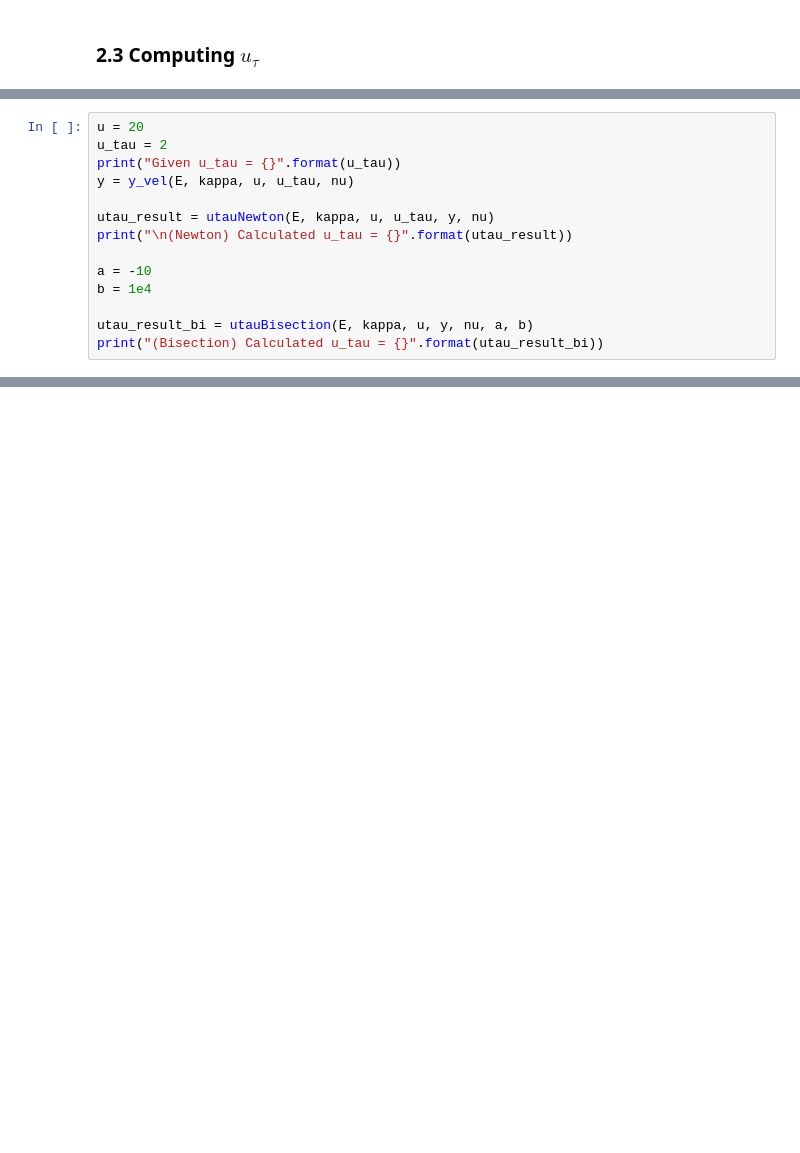
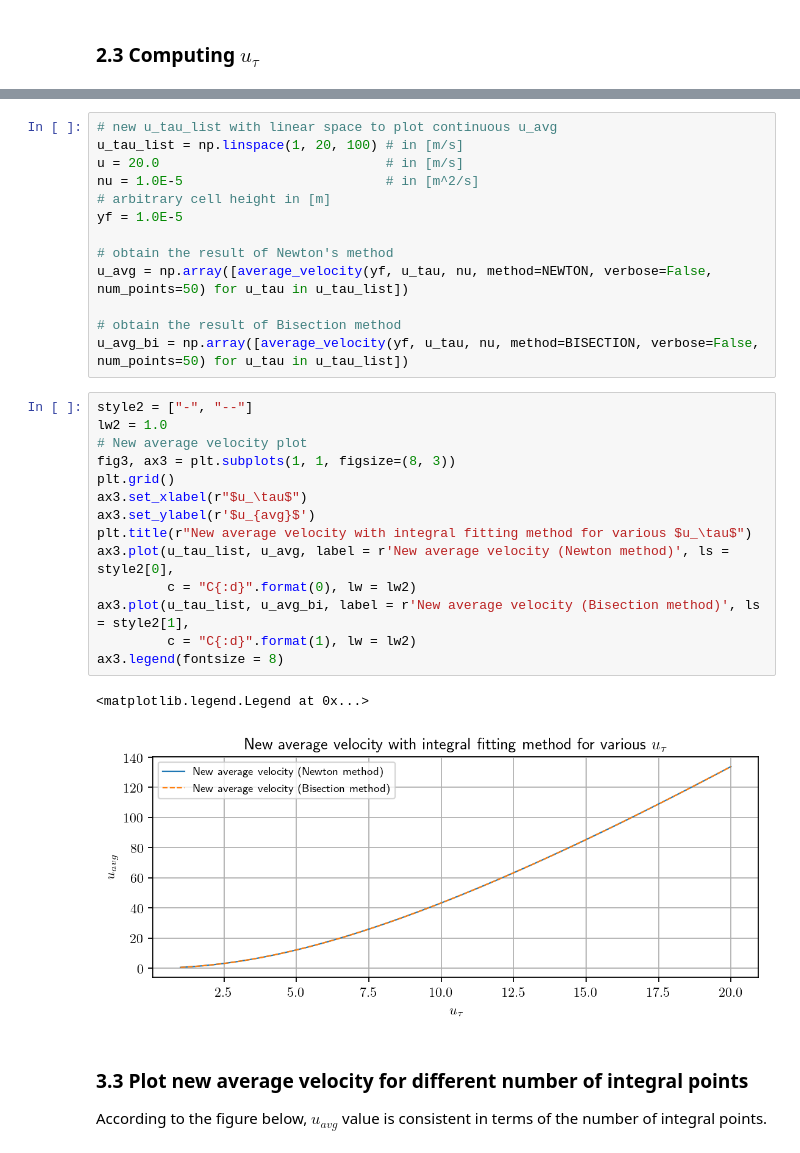
Before and after one commit to AndreWeiner/wall_modeling, a Jupyter notebook: notebooks/IntegralFittingMethod.ipynb, the cells around one changed output, grey strips where cells are left out. Saved outputs shown, nothing was run; the diff lists cells and outputs as text; blank space fills up the shorter version.

Commit message:
Revise the rest of the integral fitting notebook; #8.

```diff
--- a/notebooks/IntegralFittingMethod.ipynb
+++ b/notebooks/IntegralFittingMethod.ipynb
@@ -662,14 +298,0 @@ We can observe that the calculated results are the same with the given '*u_tau*'
-# %%
-u = 20
-u_tau = 2
-print("Given u_tau = {}".format(u_tau))
-y = y_vel(E, kappa, u, u_tau, nu)
-
-utau_result = utauNewton(E, kappa, u, u_tau, y, nu)
-print("\n(Newton) Calculated u_tau = {}".format(utau_result))
-
-a = -10
-b = 1e4
-
-utau_result_bi = utauBisection(E, kappa, u, y, nu, a, b)
-print("(Bisection) Calculated u_tau = {}".format(utau_result_bi))
@@ -779,0 +440,34 @@ u_tau_initial = 3
+# %%
+# new u_tau_list with linear space to plot continuous u_avg
+u_tau_list = np.linspace(1, 20, 100) # in [m/s]
+u = 20.0                             # in [m/s]
+nu = 1.0E-5                          # in [m^2/s]
+# arbitrary cell height in [m]
+yf = 1.0E-5
+
+# obtain the result of Newton's method
+u_avg = np.array([average_velocity(yf, u_tau, nu, method=NEWTON, verbose=False, num_points=50) for u_tau in u_tau_list])
+
+# obtain the result of Bisection method
+u_avg_bi = np.array([average_velocity(yf, u_tau, nu, method=BISECTION, verbose=False, num_points=50) for u_tau in u_tau_list])
+# %%
+style2 = ["-", "--"]
+lw2 = 1.0
+# New average velocity plot
+fig3, ax3 = plt.subplots(1, 1, figsize=(8, 3))
+plt.grid()
+ax3.set_xlabel(r"$u_\tau$")
+ax3.set_ylabel(r'$u_{avg}$')
+plt.title(r"New average velocity with integral fitting method for various $u_\tau$")
+ax3.plot(u_tau_list, u_avg, label = r'New average velocity (Newton method)', ls = style2[0],
+         c = "C{:d}".format(0), lw = lw2)
+ax3.plot(u_tau_list, u_avg_bi, label = r'New average velocity (Bisection method)', ls = style2[1],
+         c = "C{:d}".format(1), lw = lw2)
+ax3.legend(fontsize = 8)
+# %% [output]
+<matplotlib.legend.Legend at 0x...>
+[figure, added]
+# %% [markdown]
+### 3.3 Plot new average velocity for different number of integral points
+
+According to the figure below, $u_{avg}$ value is consistent in terms of the number of integral points.
```
Also changed, not shown: parts of 63 cells of this notebook.
